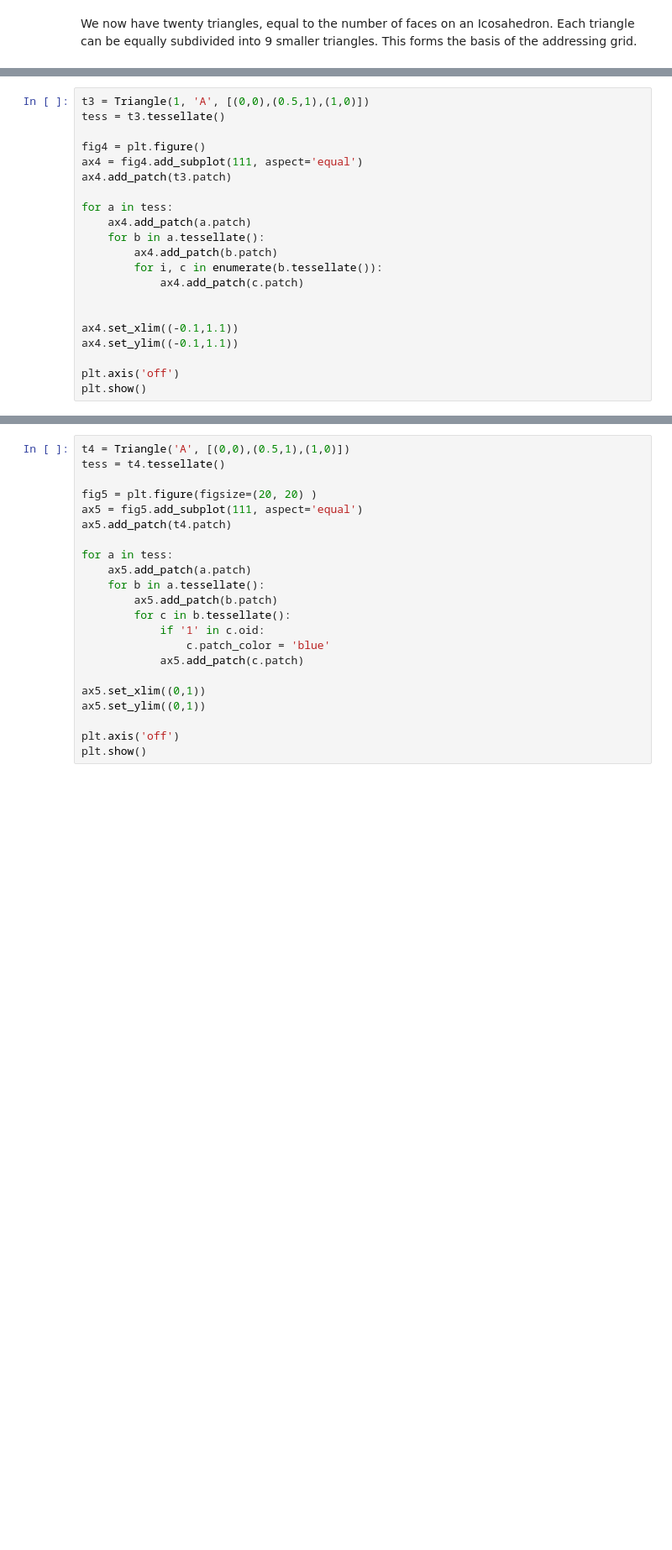
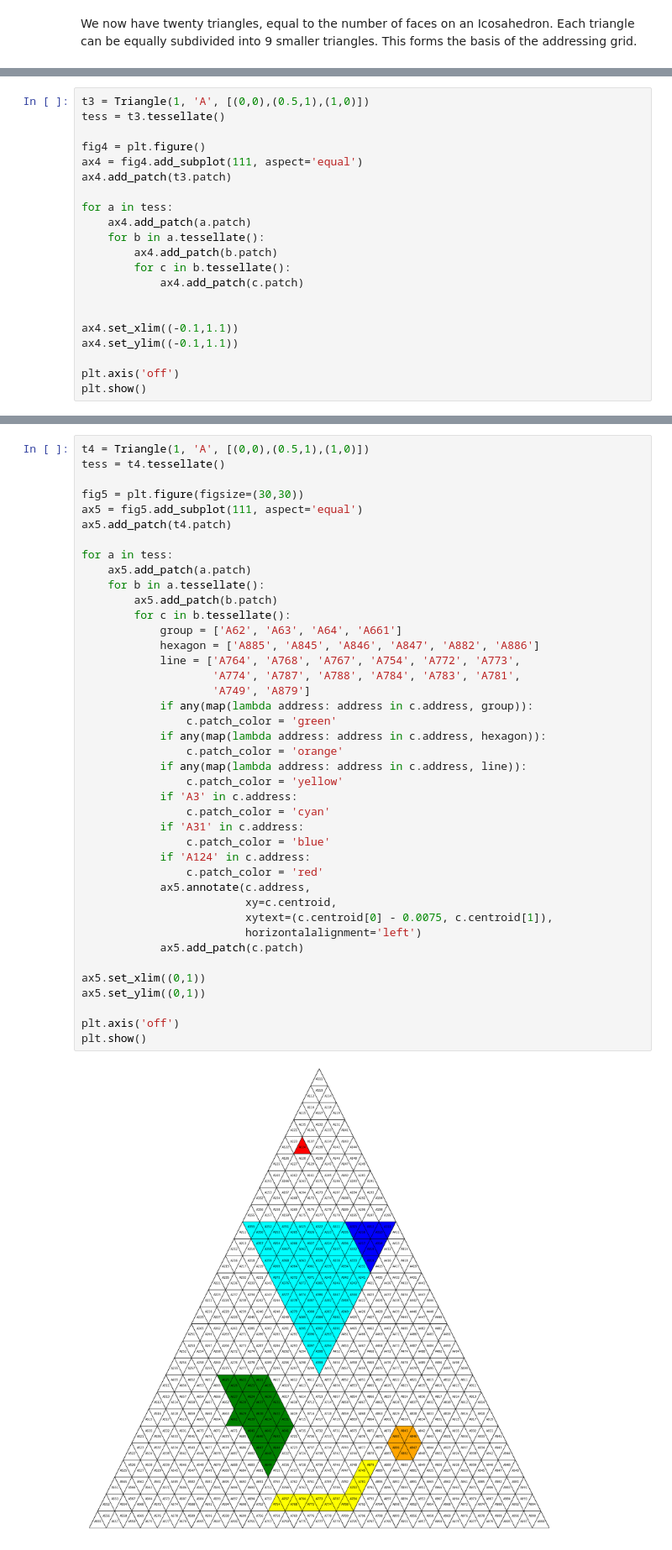
Before and after one commit to data-navigator/dggs, a Jupyter notebook: notebooks/Exploring Discrete Global Grid Systems.ipynb, the cells around one changed output, grey strips where cells are left out. Shown: that part at 84% size. Drawn from its saved outputs; the diff is of its cells as text; blank space fills up the shorter version.

```diff
--- a/notebooks/Exploring Discrete Global Grid Systems.ipynb
+++ b/notebooks/Exploring Discrete Global Grid Systems.ipynb
@@ -108,7 +113,7 @@ for a in tess:
     ax4.add_patch(a.patch)
     for b in a.tessellate():
         ax4.add_patch(b.patch)
-        for i, c in enumerate(b.tessellate()):
+        for c in b.tessellate():
             ax4.add_patch(c.patch)
 
 
@@ -124,22 +129,43 @@ As we can see in the above image, this tiling process creates a triangluar grid,
 # %%
-t4 = Triangle('A', [(0,0),(0.5,1),(1,0)])
+t4 = Triangle(1, 'A', [(0,0),(0.5,1),(1,0)])
 tess = t4.tessellate()
 
-fig5 = plt.figure(figsize=(20, 20) )
+fig5 = plt.figure(figsize=(30,30))
 ax5 = fig5.add_subplot(111, aspect='equal')
 ax5.add_patch(t4.patch)
 
 for a in tess:
     ax5.add_patch(a.patch)
     for b in a.tessellate():
         ax5.add_patch(b.patch)
         for c in b.tessellate():
-            if '1' in c.oid:
+            group = ['A62', 'A63', 'A64', 'A661']
+            hexagon = ['A885', 'A845', 'A846', 'A847', 'A882', 'A886']
+            line = ['A764', 'A768', 'A767', 'A754', 'A772', 'A773',
+                    'A774', 'A787', 'A788', 'A784', 'A783', 'A781',
+                    'A749', 'A879']
+            if any(map(lambda address: address in c.address, group)):
+                c.patch_color = 'green'
+            if any(map(lambda address: address in c.address, hexagon)):
+                c.patch_color = 'orange'
+            if any(map(lambda address: address in c.address, line)):
+                c.patch_color = 'yellow'
+            if 'A3' in c.address:
+                c.patch_color = 'cyan'
+            if 'A31' in c.address:
                 c.patch_color = 'blue'
+            if 'A124' in c.address:
+                c.patch_color = 'red'
+            ax5.annotate(c.address,
+                         xy=c.centroid,
+                         xytext=(c.centroid[0] - 0.0075, c.centroid[1]),
+                         horizontalalignment='left')
             ax5.add_patch(c.patch)
 
 ax5.set_xlim((0,1))
 ax5.set_ylim((0,1))
 
 plt.axis('off')
 plt.show()
+# %% [output]
+[figure, added]
```
Also changed, not shown: parts of 9 cells of this notebook.
